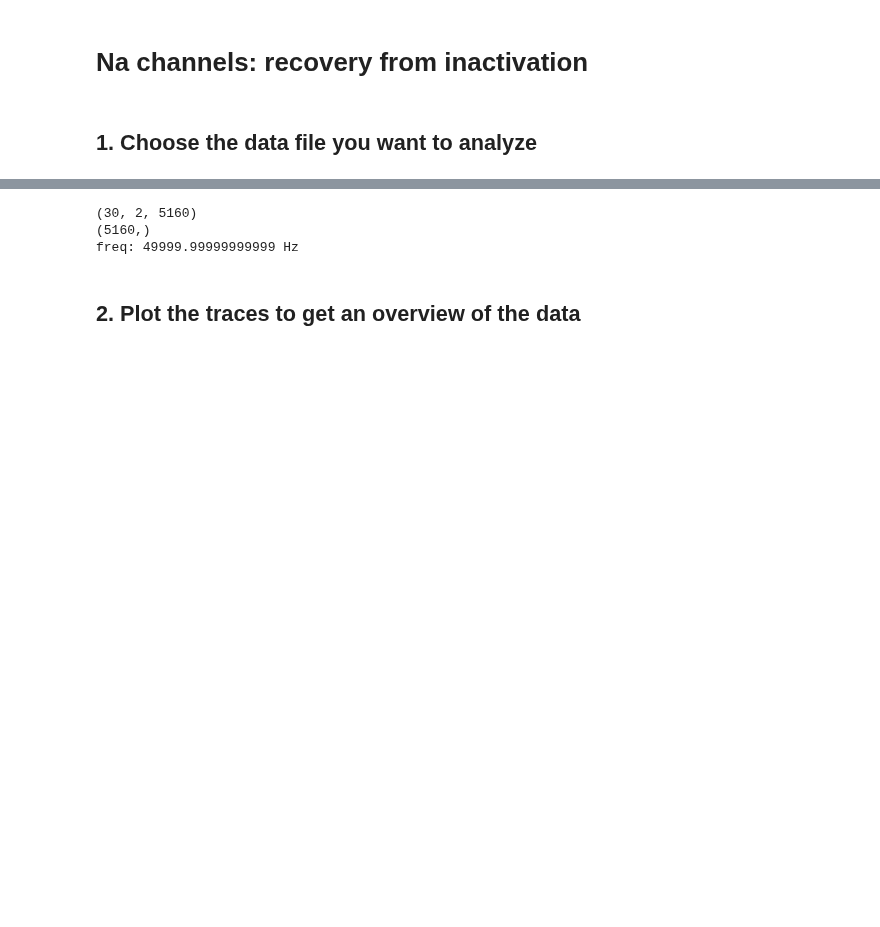
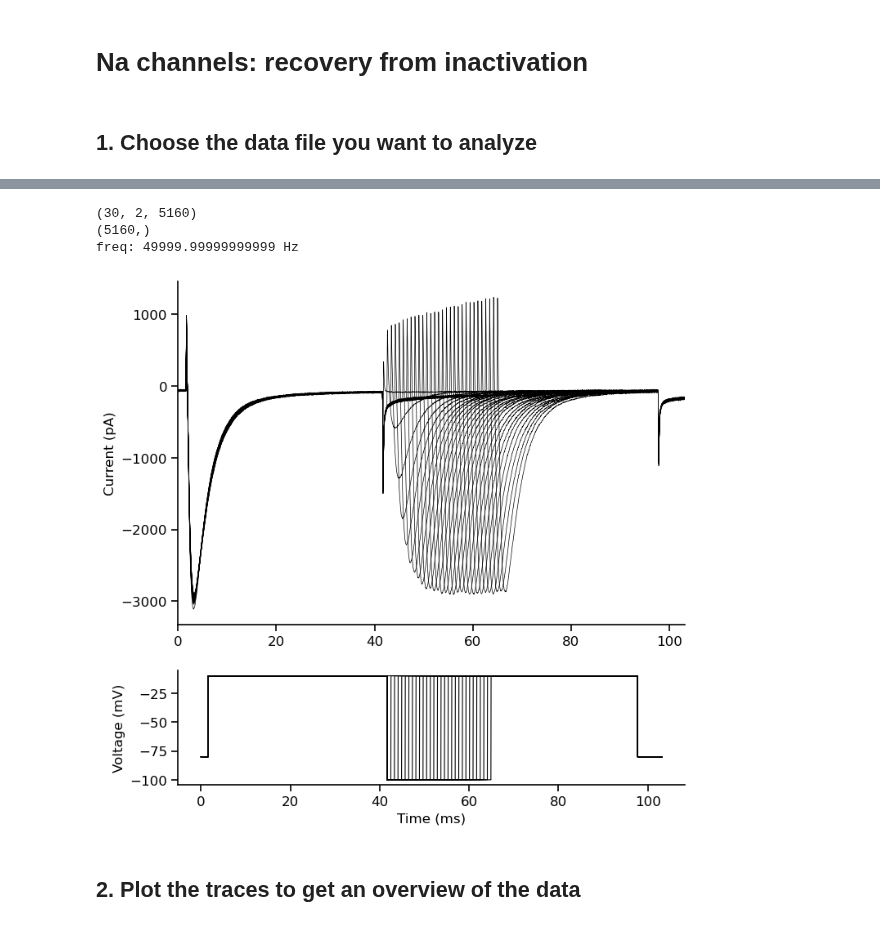
Before and after one commit to argalloni/CSHL_IonChannels2025, a Jupyter notebook: CSHL 3 - Na recovery.ipynb, the cells around one changed output, grey strips where cells are left out. Saved outputs shown, nothing was run; the diff lists cells and outputs as text; code cells hidden in the pictures; blank space fills up the shorter version.

```diff
--- a/CSHL 3 - Na recovery.ipynb
+++ b/CSHL 3 - Na recovery.ipynb
@@ -37,14 +66,20 @@ data_file = 'data/Na_channels/nav18-nav_recovery.abf'
 # %%
 ## Extract the sweeps, time and sampling frequency:
 sweeps, sweeps_time, sampling_freq = get_sweeps(data_file)
 
 print(sweeps.shape)
 print(sweeps_time.shape)
 print(f"freq: {sampling_freq} Hz")
+
+current_traces = sweeps[:, 0, :]
+voltage_traces = sweeps[:, 1, :]
+plot_traces(sweeps_time, current_traces, voltage_traces)
+plt.show()
 # %% [output]
 (30, 2, 5160)
 (5160,)
 freq: 49999.99999999999 Hz
+[figure, added]
 # %% [markdown]
 ## 2. Plot the traces to get an overview of the data
 # %%
```
Also changed, not shown: parts of 2 cells of this notebook, 5 other files.
